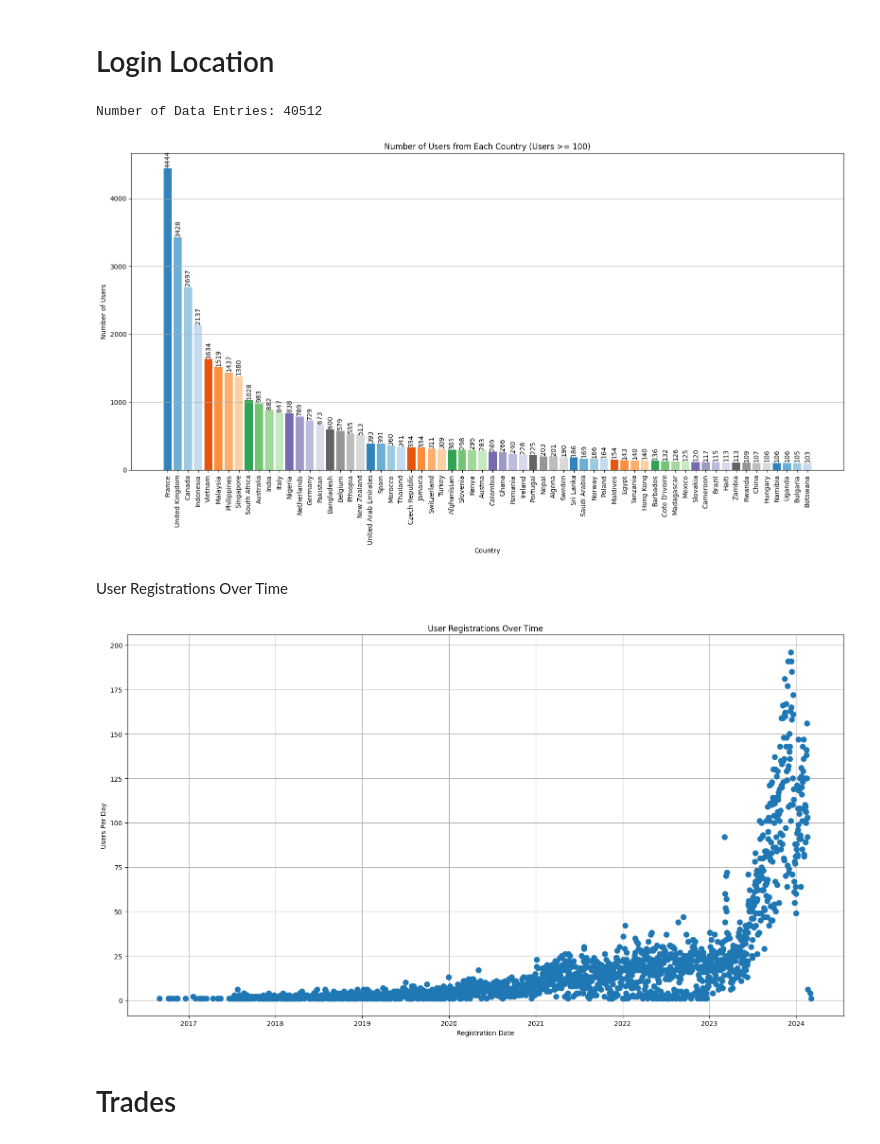
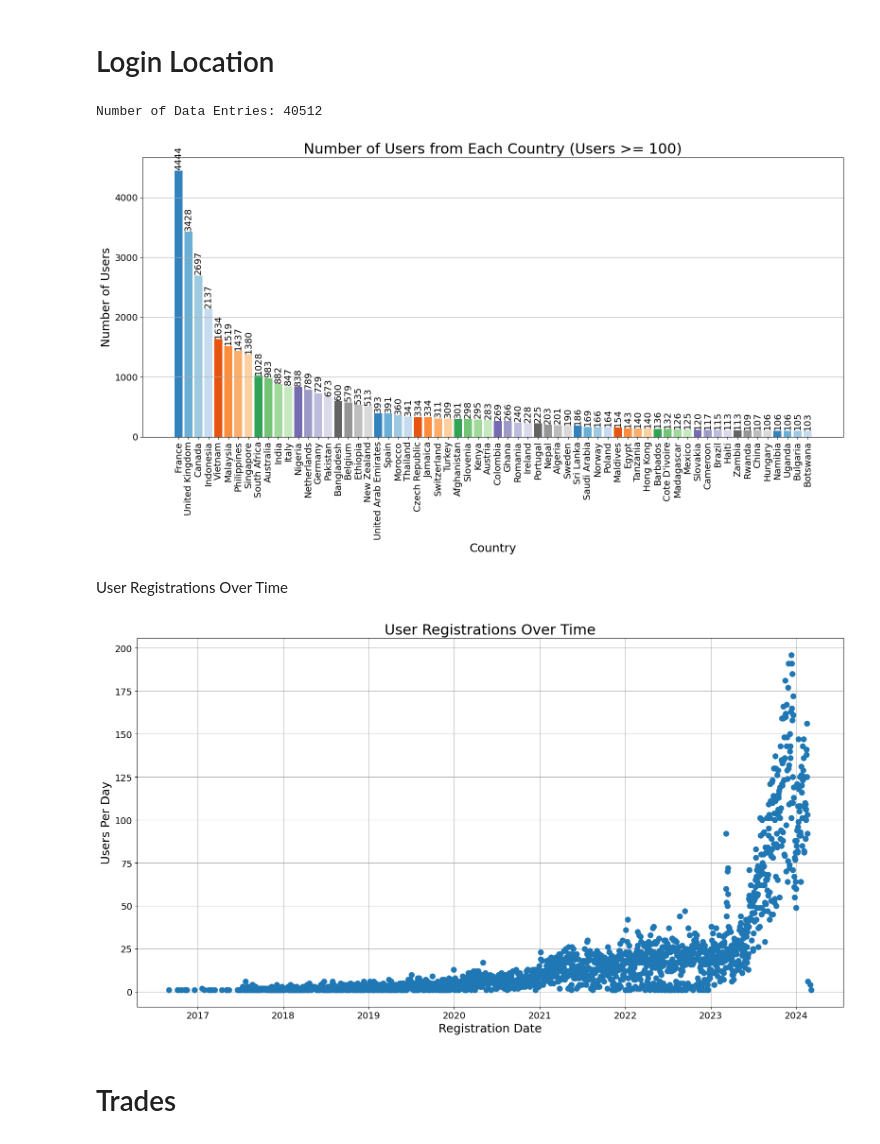
Before and after one commit to CommonCrayon/CapstoneProject, a Jupyter notebook: DataExploration.ipynb, the cells around one changed output. Cells and saved outputs as stored; diff of their text form; code cells hidden in the pictures.

```diff
--- a/DataExploration.ipynb
+++ b/DataExploration.ipynb
@@ -253,39 +255,42 @@ df_login = pd.read_csv("Dataset\login.csv")
 # Replace country names
 df_login['country'] = df_login['country'].replace(country_mapping)
 
 # Display DataFrame (table)
 print(f"Number of Data Entries: {len(df_login)}")
 
 # Count occurrences of each country
 country_counts = df_login['country'].value_counts()
 
 # Filter out countries with fewer than 100 occurrences
 country_counts_filtered = country_counts[country_counts >= 100]
 
 # Define colors for each country
 colors = plt.cm.tab20c.colors[:len(country_counts_filtered)]
 
 # Plot the counts
 plt.figure(figsize=(16, 9))
 bars = plt.bar(country_counts_filtered.index, country_counts_filtered.values, color=colors, width=0.8)
 ""
 # Add labels with values
 for bar in bars:
     yval = bar.get_height()
-    plt.text(bar.get_x() + bar.get_width()/2, yval + 10, int(yval), ha='center', va='bottom', rotation=90)
+    plt.text(bar.get_x() + bar.get_width()/2, yval + 10, int(yval), ha='center', va='bottom', rotation=90, fontsize=14)
 
-plt.title('Number of Users from Each Country (Users >= 100)')
-plt.xlabel('Country')
-plt.ylabel('Number of Users')
-plt.xticks(rotation=90)  # Rotate labels by 90 degrees
+plt.title('Number of Users from Each Country (Users >= 100)', fontsize=22)
+plt.xlabel('Country', fontsize=18)
+plt.ylabel('Number of Users', fontsize=18)
+
+plt.xticks(rotation=90, fontsize=14)
+plt.yticks(fontsize=14)
+
 plt.grid(axis='y')
 
 # Show plot
 plt.tight_layout()
 plt.show()
 # %% [output]
 Number of Data Entries: 40512
-[figure, old version]
+[figure, new version]
 # %% [markdown]
 User Registrations Over Time
 # %%
@@ -298,14 +303,16 @@ registration_counts = df_login.groupby(df_login['reg_date'].dt.date).size().rese
 # Plotting
 plt.figure(figsize=(16, 9))
 plt.plot(registration_counts['reg_date'], registration_counts['occurrences'], marker='o', linestyle='', markersize=8)
-plt.title('User Registrations Over Time')
-plt.xlabel('Registration Date')
-plt.ylabel('Users Per Day')
+plt.title('User Registrations Over Time', fontsize=22)
+plt.xlabel('Registration Date', fontsize=18)
+plt.ylabel('Users Per Day', fontsize=18)
+plt.xticks(fontsize=14)
+plt.yticks(fontsize=14)
 plt.grid(True)
 plt.tight_layout()
 plt.show()
 # %% [output]
-[figure, old version]
+[figure, new version]
 # %% [markdown]
 # Trades
 # %%
```
Also changed, not shown: parts of 4 cells of this notebook, 1 other file.
